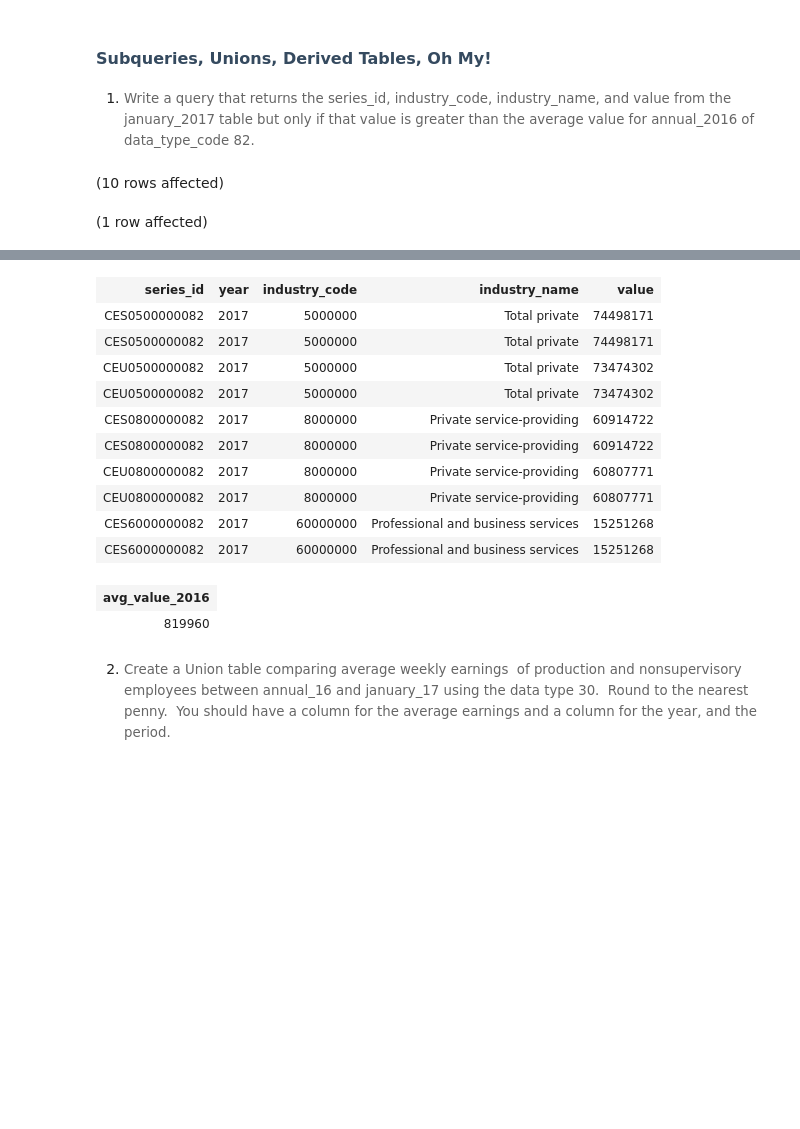
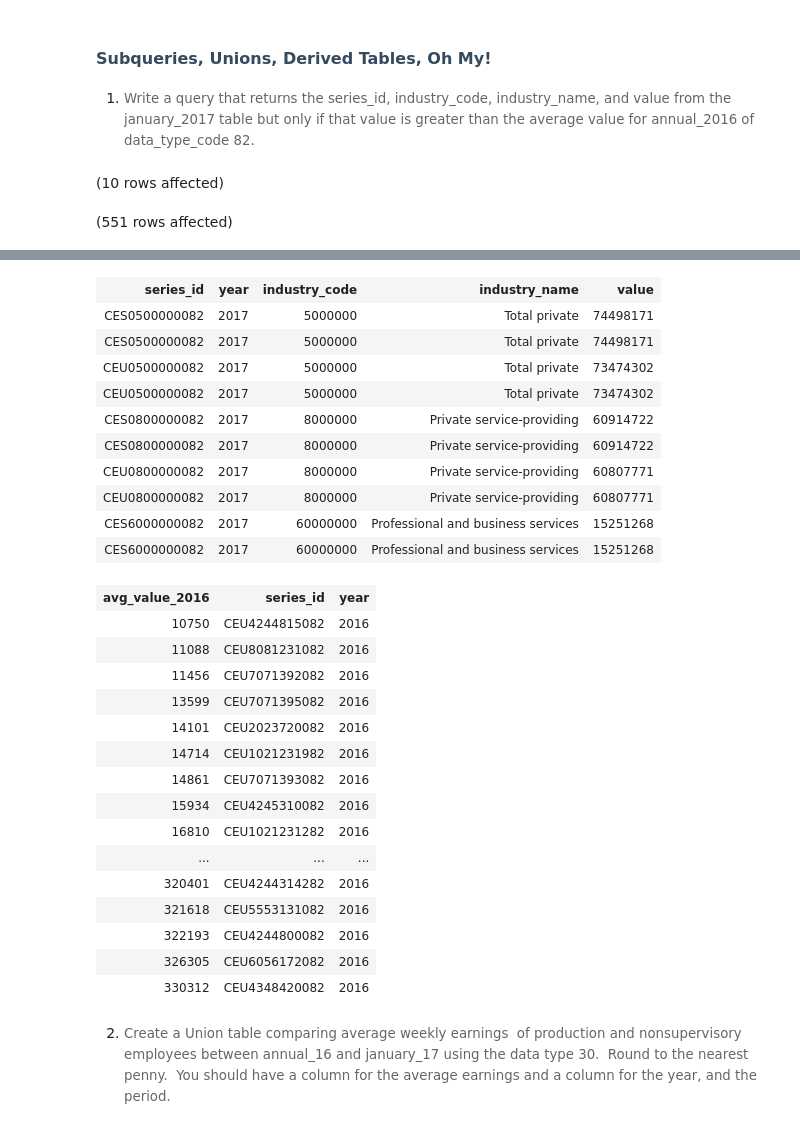
Before and after one commit to chandralekhamurugan/Assignment3_9to5, a Jupyter notebook: 9to5.ipynb, the cells around one changed output, grey strips where cells are left out. Saved outputs shown, nothing was run; the diff lists cells and outputs as text; code cells hidden in the pictures; blank space fills up the shorter version.

```diff
--- a/9to5.ipynb
+++ b/9to5.ipynb
@@ -304,12 +286,13 @@ order by j.[value] DESC
 --order by j.value
 
 -- I did this code to cross verify that the value january_2017 is greater than annual_2016.
-SELECT round(AVG(value), 0) as avg_value_2016
+SELECT top 10 round(AVG(value), 0) as avg_value_2016, s.series_id, [year]
     FROM LaborStatisticsDB.dbo.annual_2016 A
     inner join LaborStatisticsDB.dbo.series s
     on a.series_id = s.series_id
     WHERE S.data_type_code = '82'
-    order by avg_value_2016
+    group by s.series_id, [year]
+    order by avg_value_2016 DESC
 # %% [output]
 (10 rows affected)
-(1 row affected)
+(551 rows affected)
@@ -317,16 +300,30 @@ Total execution time: 00:00:00.099
 | series_id | year | industry_code | industry_name | value |
 | CES0500000082 | 2017 | 5000000 | Total private | 74498171 |
 | CES0500000082 | 2017 | 5000000 | Total private | 74498171 |
 | CEU0500000082 | 2017 | 5000000 | Total private | 73474302 |
 | CEU0500000082 | 2017 | 5000000 | Total private | 73474302 |
 | CES0800000082 | 2017 | 8000000 | Private service-providing | 60914722 |
 | CES0800000082 | 2017 | 8000000 | Private service-providing | 60914722 |
 | CEU0800000082 | 2017 | 8000000 | Private service-providing | 60807771 |
 | CEU0800000082 | 2017 | 8000000 | Private service-providing | 60807771 |
 | CES6000000082 | 2017 | 60000000 | Professional and business services | 15251268 |
 | CES6000000082 | 2017 | 60000000 | Professional and business services | 15251268 |
-| avg_value_2016 |
-| 819960 |
+| avg_value_2016 | series_id | year |
+| 10750 | CEU4244815082 | 2016 |
+| 11088 | CEU8081231082 | 2016 |
+| 11456 | CEU7071392082 | 2016 |
+| 13599 | CEU7071395082 | 2016 |
+| 14101 | CEU2023720082 | 2016 |
+| 14714 | CEU1021231982 | 2016 |
+| 14861 | CEU7071393082 | 2016 |
+| 15934 | CEU4245310082 | 2016 |
+| 16810 | CEU1021231282 | 2016 |
+| ... | ... | ... |
+| 320401 | CEU4244314282 | 2016 |
+| 321618 | CEU5553131082 | 2016 |
+| 322193 | CEU4244800082 | 2016 |
+| 326305 | CEU6056172082 | 2016 |
+| 330312 | CEU4348420082 | 2016 |
 # %% [markdown]
 2. <span style="background-color: rgb(255, 255, 255); font-size: 10pt; white-space: pre-wrap; color: rgb(102, 102, 102); font-family: Arvo, serif;">Create a Union table comparing average weekly earnings&nbsp; of production and nonsupervisory employees between annual_16 and january_17 using the data type 30.&nbsp; Round to the nearest penny.&nbsp; You should have a column for the average earnings and a column for the year, and the period.</span>
 # %%
```
Also changed, not shown: parts of 6 cells of this notebook.
